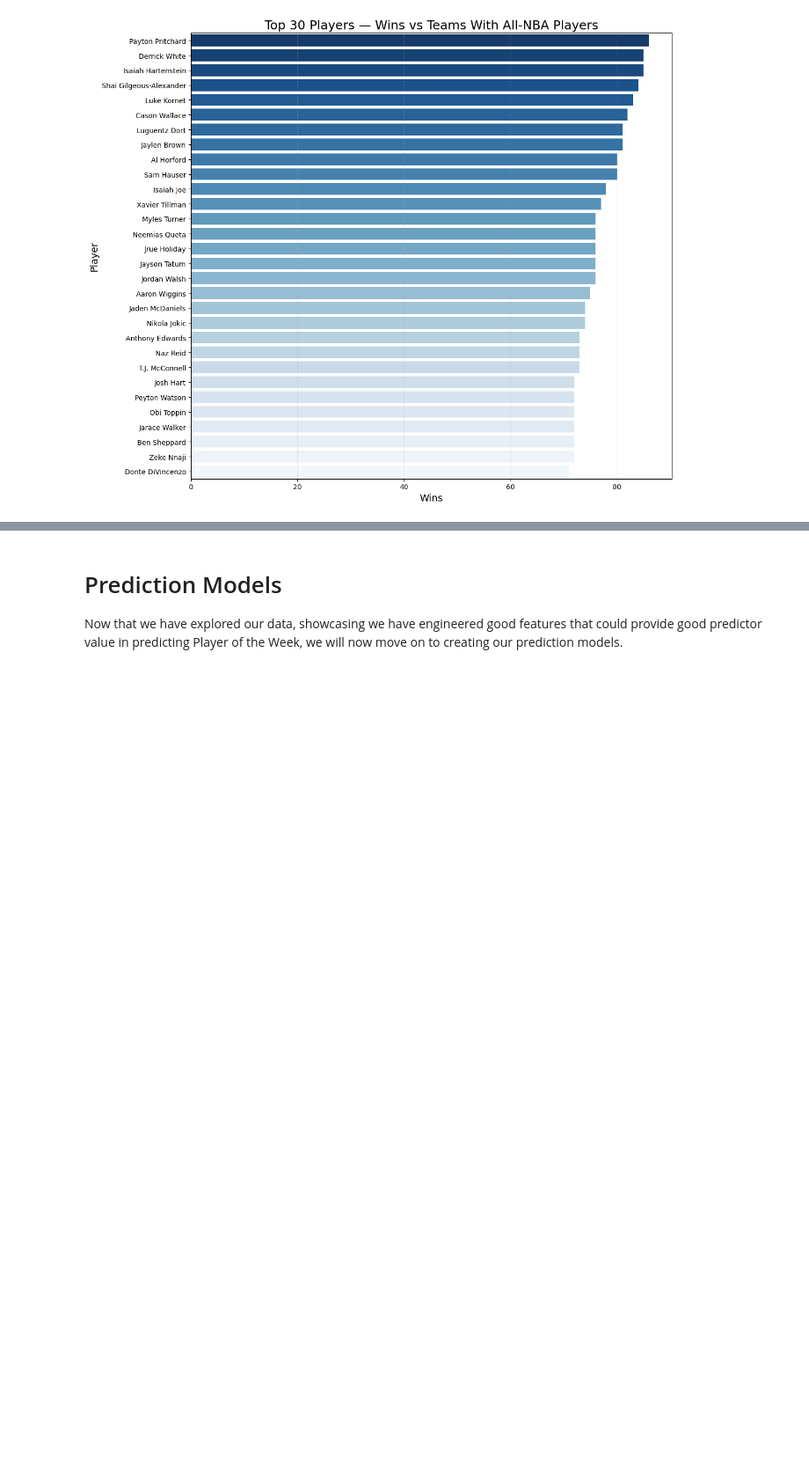
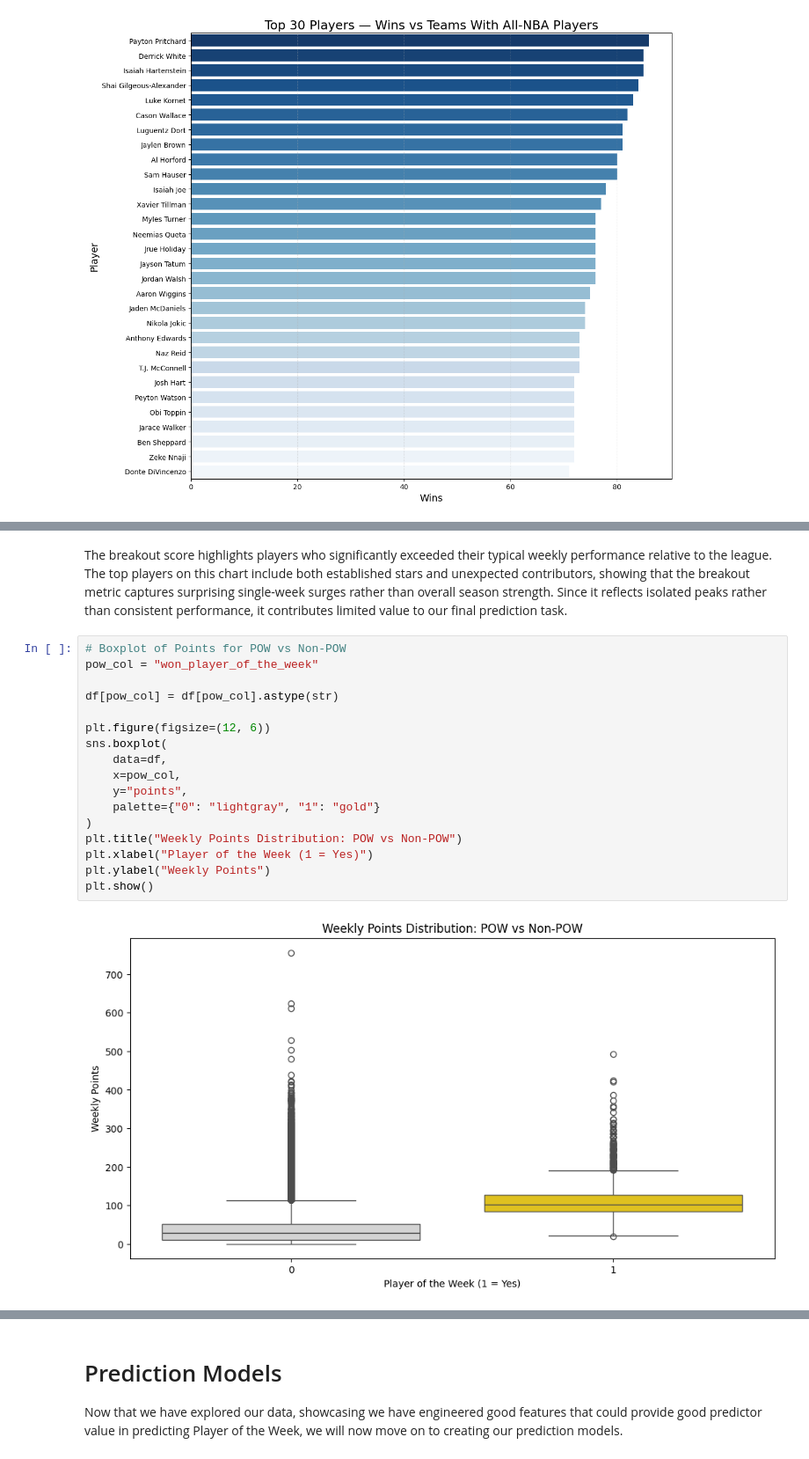
Before and after one commit to dejiandrew/nba-award-predictor, a Jupyter notebook: Final_Notebook.ipynb, the cells around one changed output, grey strips where cells are left out. Shown at 88% size. Saved outputs shown, nothing was run; the diff lists cells and outputs as text; blank space fills up the shorter version.

```diff
--- a/Final_Notebook.ipynb
+++ b/Final_Notebook.ipynb
@@ -1708,0 +1763,21 @@ Passing `palette` without assigning `hue` is deprecated and will be removed in v
+# %% [markdown]
+The breakout score highlights players who significantly exceeded their typical weekly performance relative to the league. The top players on this chart include both established stars and unexpected contributors, showing that the breakout metric captures surprising single-week surges rather than overall season strength. Since it reflects isolated peaks rather than consistent performance, it contributes limited value to our final prediction task.
+# %%
+# Boxplot of Points for POW vs Non-POW
+pow_col = "won_player_of_the_week"
+
+df[pow_col] = df[pow_col].astype(str)
+
+plt.figure(figsize=(12, 6))
+sns.boxplot(
+    data=df,
+    x=pow_col,
+    y="points",
+    palette={"0": "lightgray", "1": "gold"}
+)
+plt.title("Weekly Points Distribution: POW vs Non-POW")
+plt.xlabel("Player of the Week (1 = Yes)")
+plt.ylabel("Weekly Points")
+plt.show()
+# %% [output]
+[figure, added]
```
Also changed, not shown: parts of 11 cells of this notebook.
